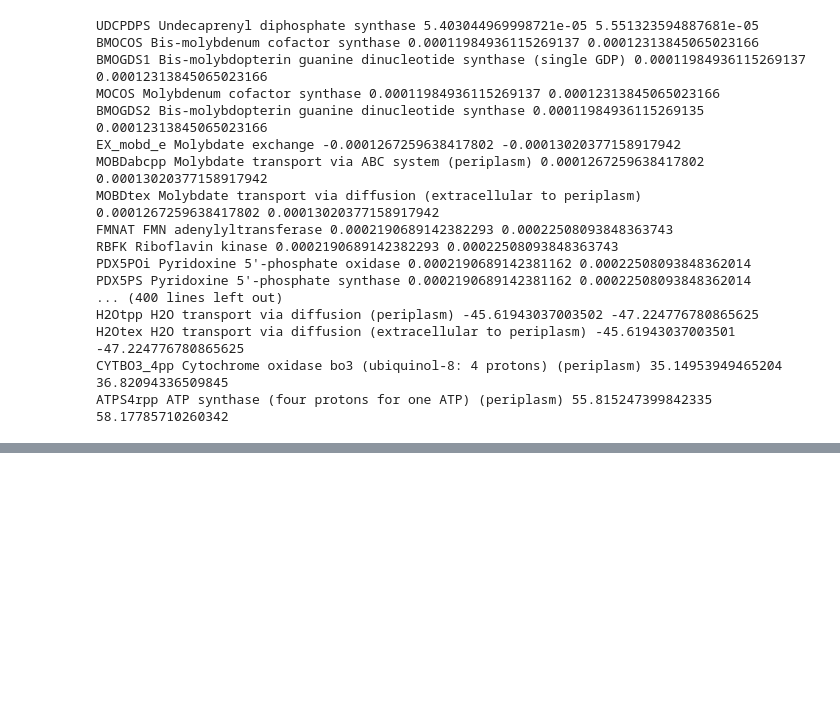
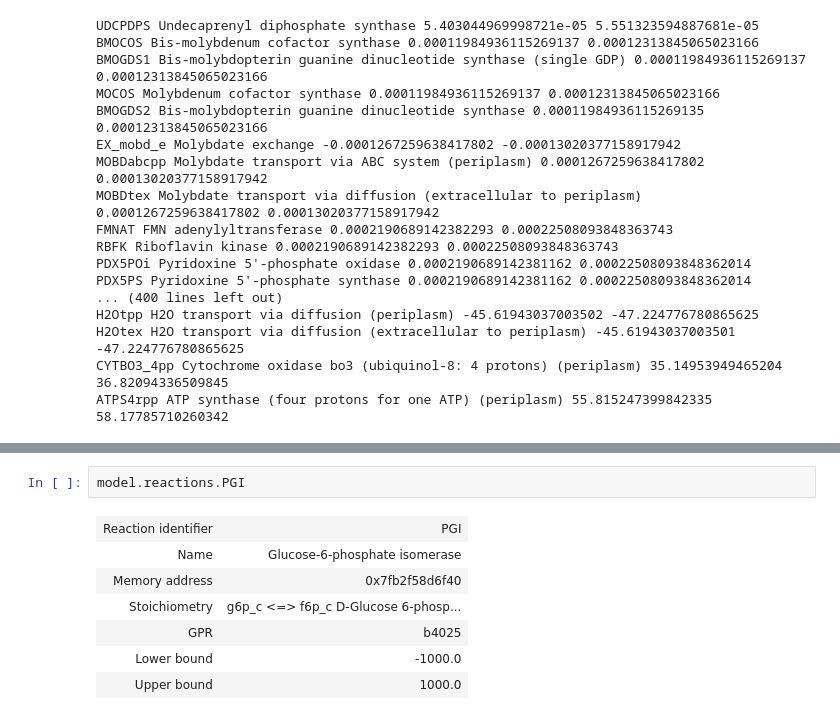
Before and after one commit to C-CoMP-STC/mit1002-cue-simulations, a Jupyter notebook: glc_ace_coutilization/e_coli_complete/glc_ace_escher_maps.ipynb, the cells around one changed output, grey strips where cells are left out. Saved outputs shown, nothing was run; the diff lists cells and outputs as text; blank space fills up the shorter version.

```diff
--- a/glc_ace_coutilization/e_coli_complete/glc_ace_escher_maps.ipynb
+++ b/glc_ace_coutilization/e_coli_complete/glc_ace_escher_maps.ipynb
@@ -148,0 +172,10 @@ ATPS4rpp ATP synthase (four protons for one ATP) (periplasm) 55.815247399842335
+# %%
+model.reactions.PGI
+# %% [output]
+| Reaction identifier | PGI |
+| Name | Glucose-6-phosphate isomerase |
+| Memory address | 0x7fb2f58d6f40 |
+| Stoichiometry | g6p_c <=> f6p_c D-Glucose 6-phosp... |
+| GPR | b4025 |
+| Lower bound | -1000.0 |
+| Upper bound | 1000.0 |
```
Also changed, not shown: parts of 3 cells of this notebook.
